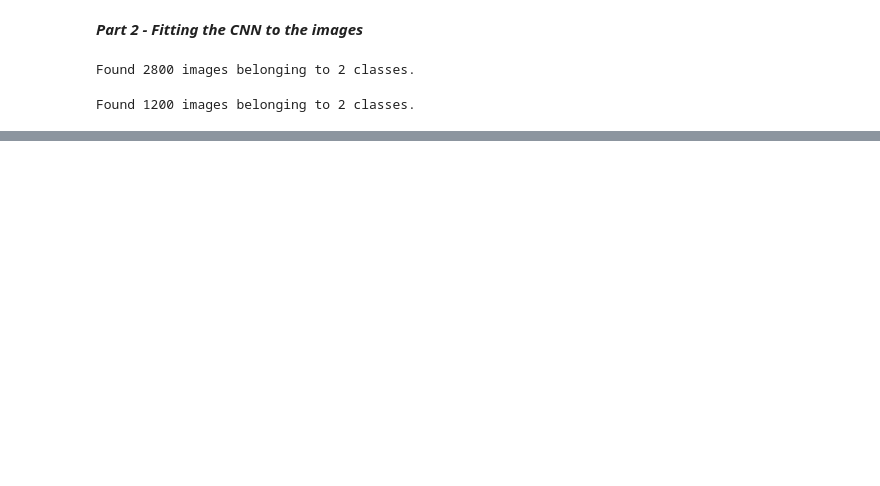
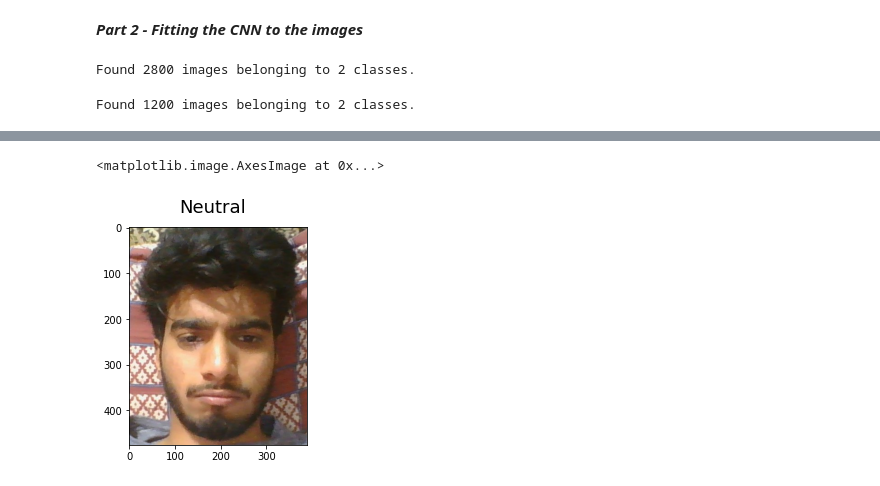
Before and after one commit to mharis0014/cv, a Jupyter notebook: smileDetector.ipynb, the cells around one changed output, grey strips where cells are left out. Drawn from its saved outputs; the diff is of its cells as text; code cells hidden in the pictures; blank space fills up the shorter version.

```diff
--- a/smileDetector.ipynb
+++ b/smileDetector.ipynb
@@ -104,0 +182,33 @@ Epoch 30/30
+# %%
+img_src = 'WIN_5.jpg'
+img = cv2.imread(img_src)
+##Prediction Part
+
+img_pred = image.load_img('WIN_5.jpg', target_size = (64, 64))
+img_pred = image.img_to_array(img_pred)
+img_pred = np.expand_dims(img_pred, axis = 0)
+rslt = classifier.predict(img_pred)
+
+ind = training_set.class_indices
+
+if rslt[0][0] == 1:
+    prediction = "SMILING"
+else:
+    prediction = "Neutral"
+
+target_width = 50
+target_height = 50
+target_size = (target_width, target_height)
+
+img = cv2.resize(img, target_size)
+img = img.reshape(1, target_width, target_height, 3)
+
+
+fig, ax = plt.subplots()
+fig.suptitle(prediction, fontsize=18)
+
+np_img = mpimg.imread(img_src)
+plt.imshow(np_img)
+# %% [output]
+<matplotlib.image.AxesImage at 0x...>
+[figure, added]
```
Also changed, not shown: parts of 17 cells of this notebook.
